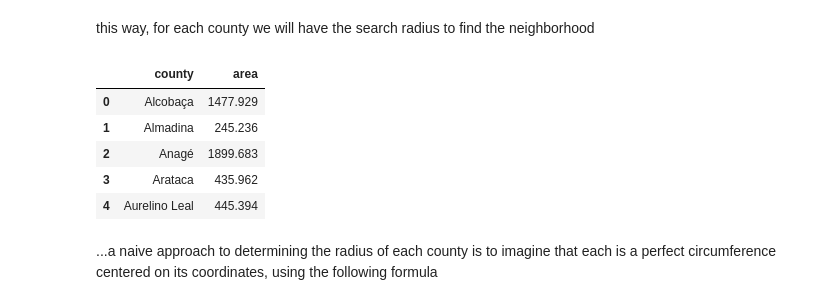
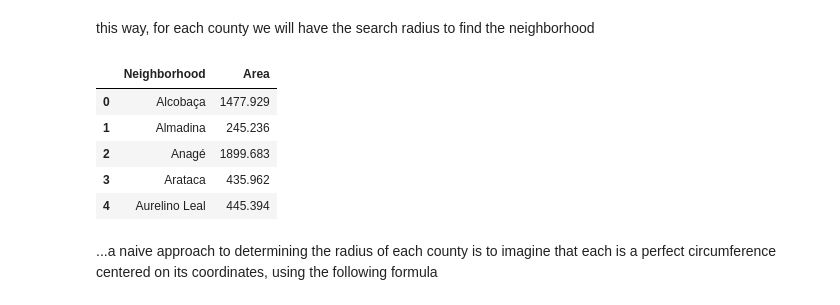
Before and after one commit to damarals/Coursera_Capstone, a Jupyter notebook: Capstone Project - The Battle of Neighborhoods.ipynb, the cells around one changed output. Drawn from its saved outputs; the diff is of its cells as text; code cells hidden in the pictures.

```diff
--- a/Capstone Project - The Battle of Neighborhoods.ipynb
+++ b/Capstone Project - The Battle of Neighborhoods.ipynb
@@ -53,12 +53,12 @@ this way, for each county we will have the search radius to find the neighborhoo
 # %%
 import pandas as pd
 
 neighborhoods = pd.read_csv('https://raw.githubusercontent.com/damarals/Coursera_Capstone/master/mapa.csv')
-neighborhoods.columns = ['county', 'area']
+neighborhoods.columns = ['Neighborhood', 'Area']
 
 neighborhoods.head()
 # %% [output]
-|  | county | area |
+|  | Neighborhood | Area |
 | 0 | Alcobaça | 1477.929 |
 | 1 | Almadina | 245.236 |
 | 2 | Anagé | 1899.683 |
```
Also changed, not shown: parts of 53 cells of this notebook.
